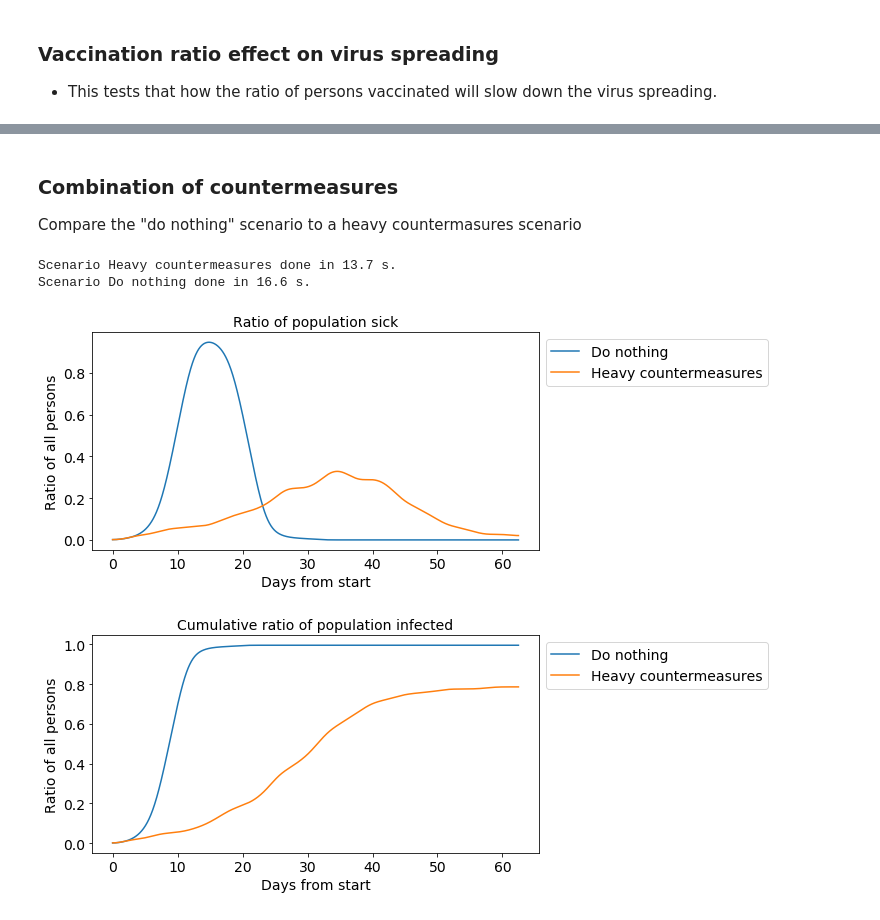
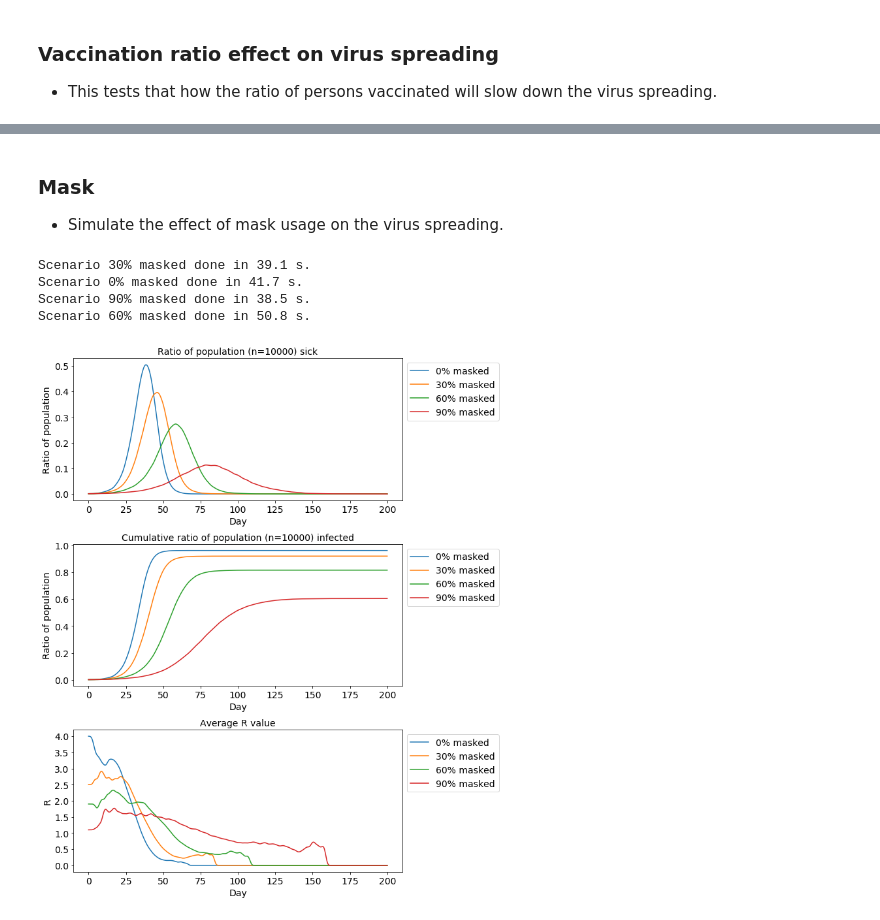
Before and after one commit to Kursula/virus_spreading_simulator, a Jupyter notebook: Virus_sim.ipynb, the cells around one changed output, grey strips where cells are left out. Drawn from its saved outputs; the diff is of its cells as text; code cells hidden in the pictures.

```diff
--- a/Virus_sim.ipynb
+++ b/Virus_sim.ipynb
@@ -320,35 +97,40 @@ Scenario 100 schools for 632 kids done in 12.9 s.
-# %% [markdown]
-### Combination of countermeasures
-Compare the "do nothing" scenario to a heavy countermasures scenario
-# %%
-scenarios = []
-virus = setup_virus()
-scen1 = setup_simulation(virus=virus)
-scen1['label'] = 'Do nothing'
-scen1['virus'] = virus
-scen1['sim_hours'] = 1500
-scenarios.append(scen1)
-
-scen2 = setup_simulation(
-    virus=virus,
-    n_school=0,
-    sick_leave_ok_ratio=0.6)
-scen2['label'] = 'Heavy countermeasures'
-scen2['virus'] = virus
-scen2['sim_hours'] = 1500
-scenarios.append(scen2)
-
-with Pool(processes=2) as pool:
-    scenarios = pool.map(run_simulation, scenarios)
-
-# Calculate results
-for scen in scenarios:
-    cumul_inf_ratio(scen)
-
-plot_sick_ratio(scenarios)
-plot_cumul_inf_ratio(scenarios)
-# %% [output]
-Scenario Heavy countermeasures done in 13.7 s.
-Scenario Do nothing done in 16.6 s.
-[figure, removed]
-[figure, removed]
+# %% [markdown]
+### Mask
+- Simulate the effect of mask usage on the virus spreading.
+# %%
+virus = Virus(
+    name='Flu_1',
+    t_heal=240,
+    spreading_t_start=72,
+    spreading_coefficient=0.1,
+    infection_coefficient=0.1,
+)
+
+# Setup a weak performance mask probably similar to surgical masks
+mask = Mask(inhale_filt_eff=0.2, exhale_filt_eff=0.5)
+
+scenarios = []
+for param in [0, 0.3, 0.6, 0.9]:
+    scenario = setup_simulation(
+        virus=virus,
+        n_person=10000,
+        n_sick=10,
+        quarantine_ratio=0,
+        vaccinated_ratio=0,
+        masked_ratio=param,
+        mask=mask
+    )
+    scenario['label'] = '{:0.0f}% masked'.format(param * 100)
+    scenario['sim_hours'] = 200 * 24
+    scenarios.append(scenario)
+
+with Pool(processes=2) as pool:
+    scenarios = pool.map(run_simulation, scenarios)
+
+plot_visuals(scenarios)
+# %% [output]
+Scenario 30% masked done in 39.1 s.
+Scenario 0% masked done in 41.7 s.
+Scenario 90% masked done in 38.5 s.
+Scenario 60% masked done in 50.8 s.
+[figure, added]
```
Also changed, not shown: parts of 15 cells of this notebook, 6 other files.
